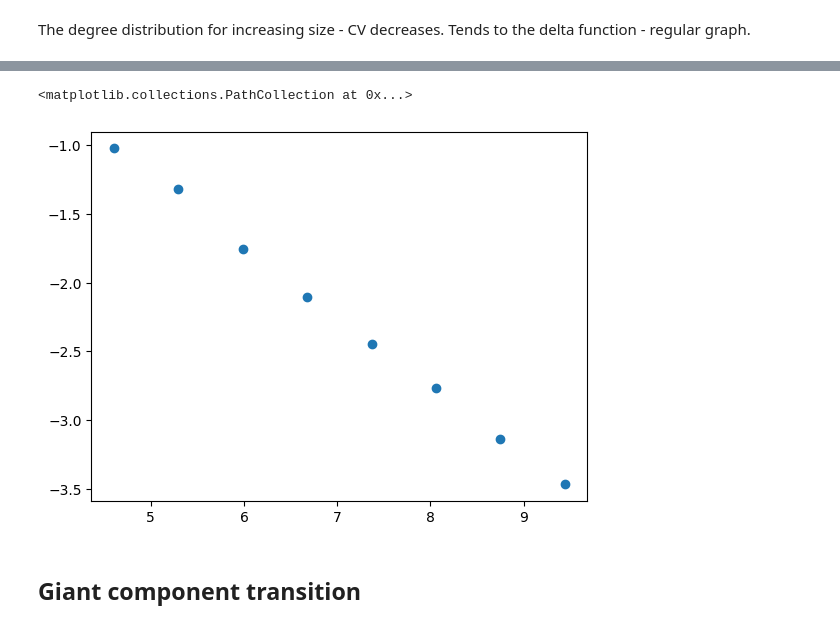
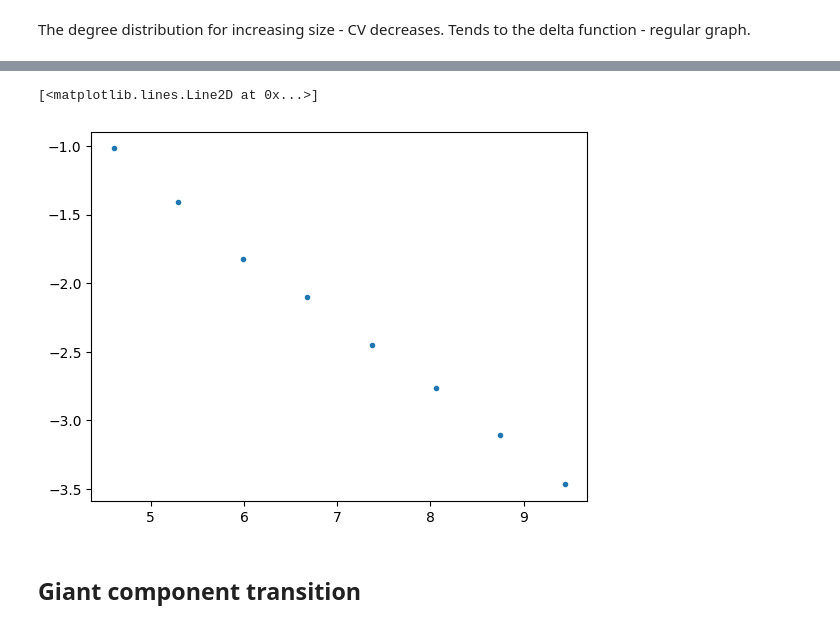
Before and after one commit to ludovicaisa/Physics_Unibo, a Jupyter notebook: src/Complex_Networks/ER_networks.ipynb, the cells around one changed output, grey strips where cells are left out. Saved outputs shown, nothing was run; the diff lists cells and outputs as text; code cells hidden in the pictures.

```diff
--- a/src/Complex_Networks/ER_networks.ipynb
+++ b/src/Complex_Networks/ER_networks.ipynb
@@ -163,9 +163,9 @@ N=12589 - Standard deviation: 19.61
 N=12589 - CV: 0.03
 # %%
-plt.scatter(np.log(Nnodes), np.log(CV), label='Mean')
+plt.plot(np.log(Nnodes), np.log(CV), '.')
 # %% [output]
-<matplotlib.collections.PathCollection at 0x...>
+[<matplotlib.lines.Line2D at 0x...>]
-[figure, old version]
+[figure, new version]
 # %% [markdown]
 ## Giant component transition
 # %%
```
Also changed, not shown: parts of 20 cells of this notebook.
